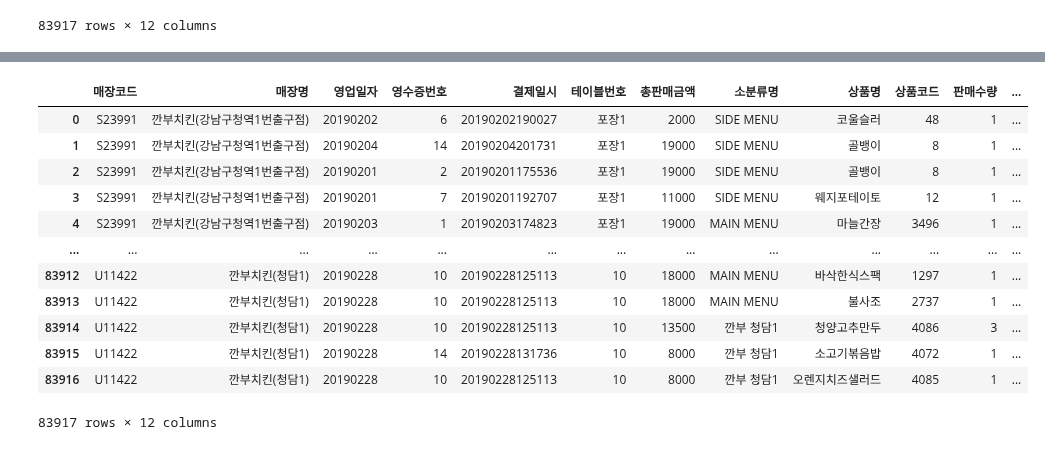
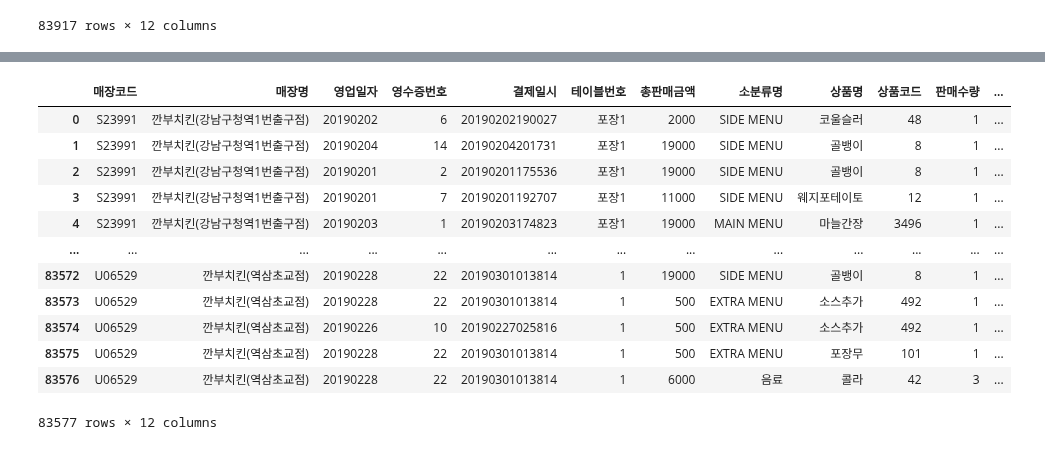
Before and after one commit to POSdata-Sales-Prediction/Store-operation-consulting, a Jupyter notebook: Datareprocessing_SY.ipynb, the cells around one changed output, grey strips where cells are left out. Saved outputs shown, nothing was run; the diff lists cells and outputs as text; code cells hidden in the pictures.

Commit message:
[22.04.20] data reprocessing 코드 수정(청담1데이터 삭제)_YL

```diff
--- a/Datareprocessing_SY.ipynb
+++ b/Datareprocessing_SY.ipynb
@@ -110,17 +131,17 @@ df.to_csv('../processedData/깐부치킨_거래데이터.csv', index=False)    #
 # %%
-test = pd.read_csv('../processedData/깐부치킨_거래데이터.csv', encoding='UTF8')   #테스트
+test = pd.read_csv('../resources/processedData/깐부치킨_거래데이터.csv', encoding='UTF8')   #테스트
 test
 # %% [output]
 |  | 매장코드 | 매장명 | 영업일자 | 영수증번호 | 결제일시 | 테이블번호 | 총판매금액 | 소분류명 | 상품명 | 상품코드 | 판매수량 | ... |
 | 0 | S23991 | 깐부치킨(강남구청역1번출구점) | 20190202 | 6 | 20190202190027 | 포장1 | 2000 | SIDE MENU | 코울슬러 | 48 | 1 | ... |
 | 1 | S23991 | 깐부치킨(강남구청역1번출구점) | 20190204 | 14 | 20190204201731 | 포장1 | 19000 | SIDE MENU | 골뱅이 | 8 | 1 | ... |
 | 2 | S23991 | 깐부치킨(강남구청역1번출구점) | 20190201 | 2 | 20190201175536 | 포장1 | 19000 | SIDE MENU | 골뱅이 | 8 | 1 | ... |
 | 3 | S23991 | 깐부치킨(강남구청역1번출구점) | 20190201 | 7 | 20190201192707 | 포장1 | 11000 | SIDE MENU | 웨지포테이토 | 12 | 1 | ... |
 | 4 | S23991 | 깐부치킨(강남구청역1번출구점) | 20190203 | 1 | 20190203174823 | 포장1 | 19000 | MAIN MENU | 마늘간장 | 3496 | 1 | ... |
 | ... | ... | ... | ... | ... | ... | ... | ... | ... | ... | ... | ... | ... |
-| 83912 | U11422 | 깐부치킨(청담1) | 20190228 | 10 | 20190228125113 | 10 | 18000 | MAIN MENU | 바삭한식스팩 | 1297 | 1 | ... |
-| 83913 | U11422 | 깐부치킨(청담1) | 20190228 | 10 | 20190228125113 | 10 | 18000 | MAIN MENU | 불사조 | 2737 | 1 | ... |
-| 83914 | U11422 | 깐부치킨(청담1) | 20190228 | 10 | 20190228125113 | 10 | 13500 | 깐부 청담1 | 청양고추만두 | 4086 | 3 | ... |
-| 83915 | U11422 | 깐부치킨(청담1) | 20190228 | 14 | 20190228131736 | 10 | 8000 | 깐부 청담1 | 소고기볶음밥 | 4072 | 1 | ... |
-| 83916 | U11422 | 깐부치킨(청담1) | 20190228 | 10 | 20190228125113 | 10 | 8000 | 깐부 청담1 | 오렌지치즈샐러드 | 4085 | 1 | ... |
+| 83572 | U06529 | 깐부치킨(역삼초교점) | 20190228 | 22 | 20190301013814 | 1 | 19000 | SIDE MENU | 골뱅이 | 8 | 1 | ... |
+| 83573 | U06529 | 깐부치킨(역삼초교점) | 20190228 | 22 | 20190301013814 | 1 | 500 | EXTRA MENU | 소스추가 | 492 | 1 | ... |
+| 83574 | U06529 | 깐부치킨(역삼초교점) | 20190226 | 10 | 20190227025816 | 1 | 500 | EXTRA MENU | 소스추가 | 492 | 1 | ... |
+| 83575 | U06529 | 깐부치킨(역삼초교점) | 20190228 | 22 | 20190301013814 | 1 | 500 | EXTRA MENU | 포장무 | 101 | 1 | ... |
+| 83576 | U06529 | 깐부치킨(역삼초교점) | 20190228 | 22 | 20190301013814 | 1 | 6000 | 음료 | 콜라 | 42 | 3 | ... |
-83917 rows × 12 columns
+83577 rows × 12 columns
```
Also changed, not shown: parts of 4 cells of this notebook.
